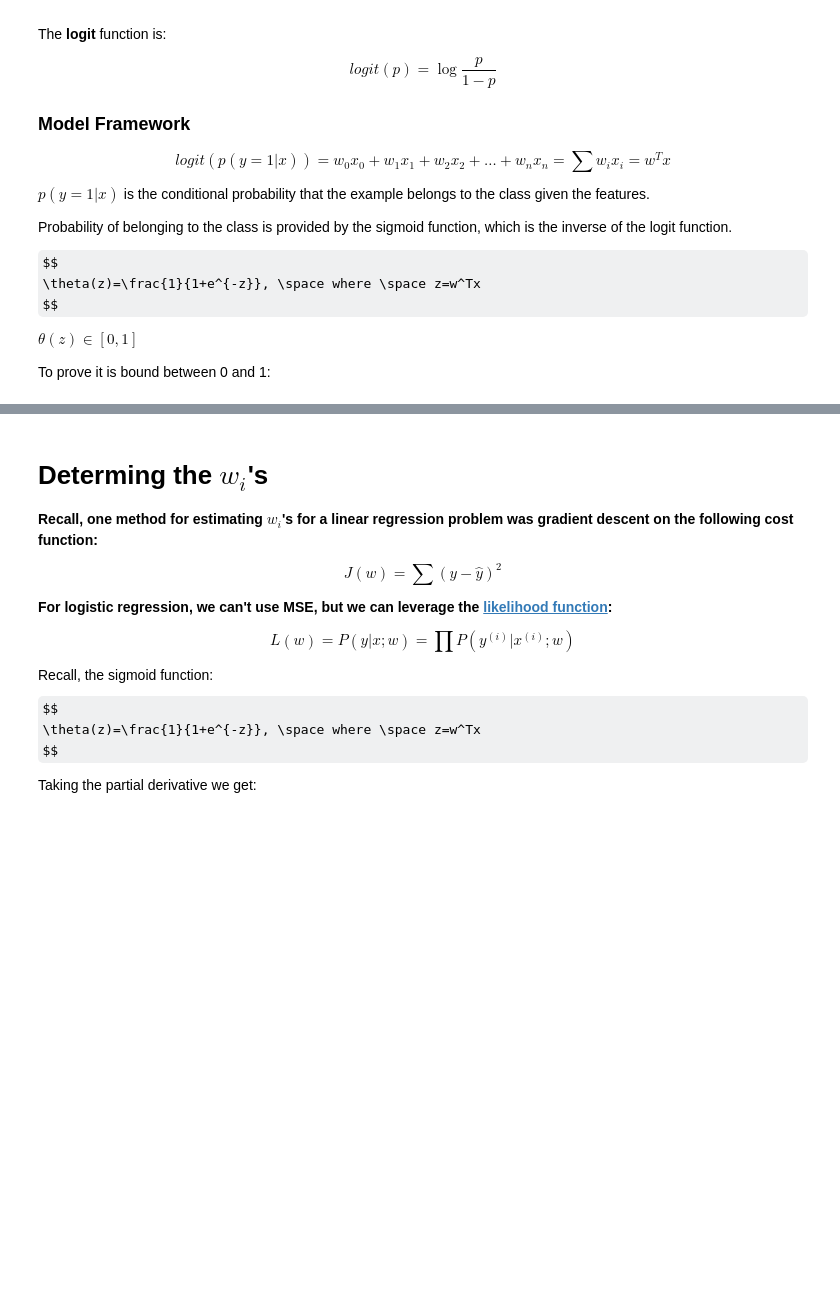
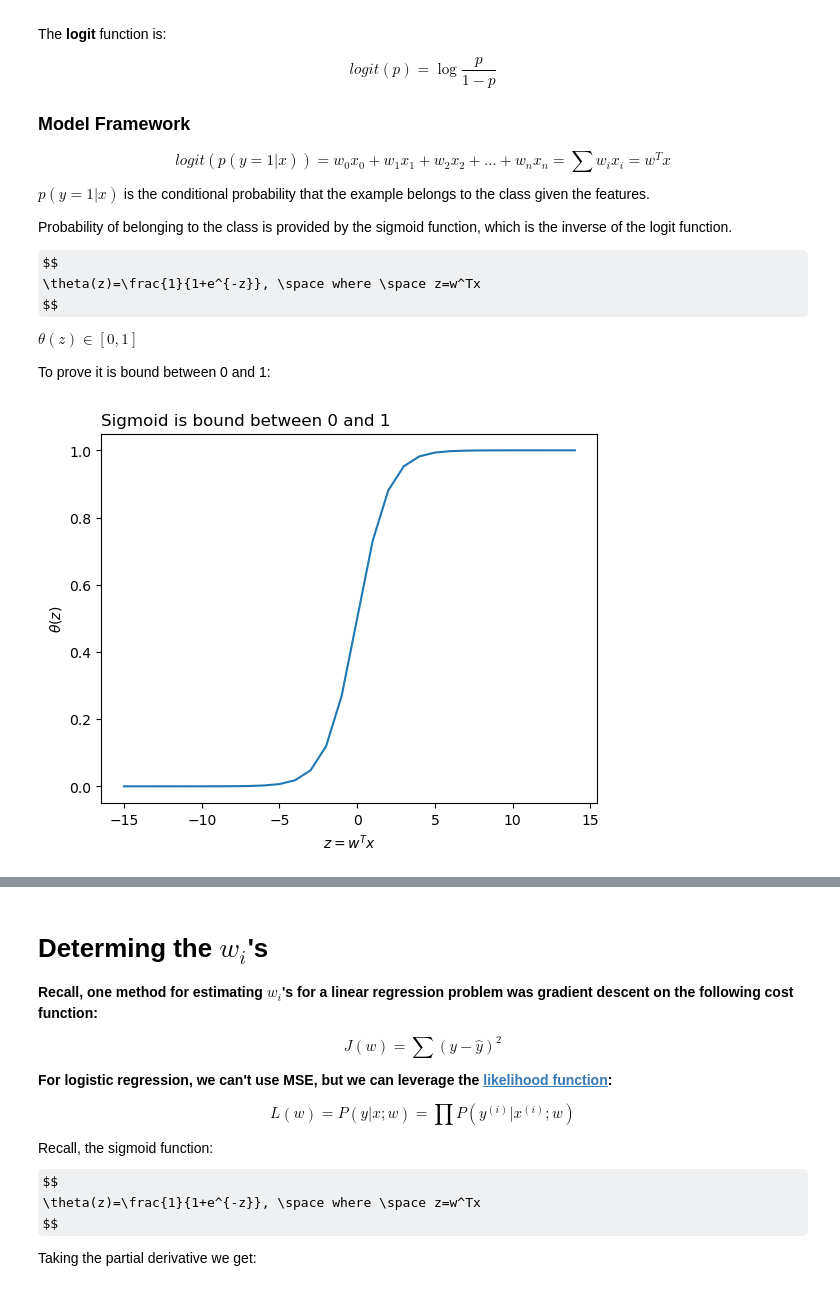
Before and after one commit to msaricaumbc/DS602_Spring2025, a Jupyter notebook: week05 - logistic-regression/logistic-regression.ipynb, the cells around one changed output, grey strips where cells are left out. Saved outputs shown, nothing was run; the diff lists cells and outputs as text; code cells hidden in the pictures; some formulas as TeX source; blank space fills up the shorter version.

```diff
--- a/week05 - logistic-regression/logistic-regression.ipynb
+++ b/week05 - logistic-regression/logistic-regression.ipynb
@@ -134,14 +164,16 @@ To prove it is bound between 0 and 1:
 # %%
 def sig(x):
     return 1/(1+np.exp(-x))
 
-x = np.array(range(-10,10))
+x = np.array(range(-15,15))
 
 plt.plot(x, sig(x))
 plt.xlabel('$z = w^Tx$')
 plt.ylabel('$\\theta(z)$')
 plt.title('Sigmoid is bound between 0 and 1', loc='left')
 plt.show()
+# %% [output]
+[figure, added]
 # %% [markdown]
 ## Determining Whether $Y=1$ or $Y=0$
 
```
Also changed, not shown: parts of 49 cells of this notebook.
